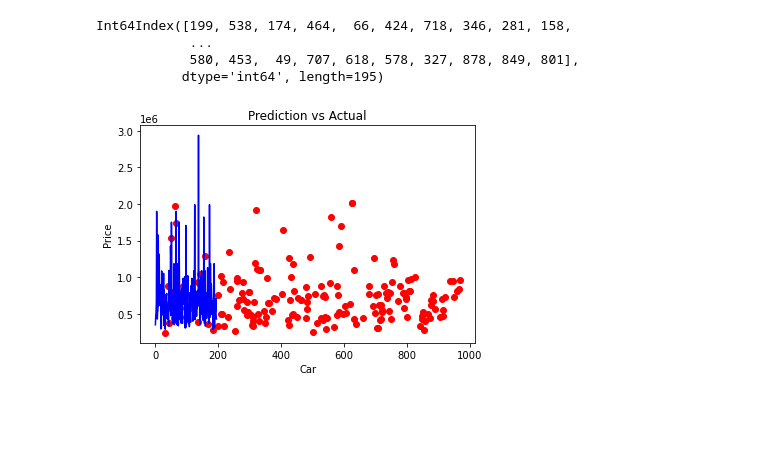
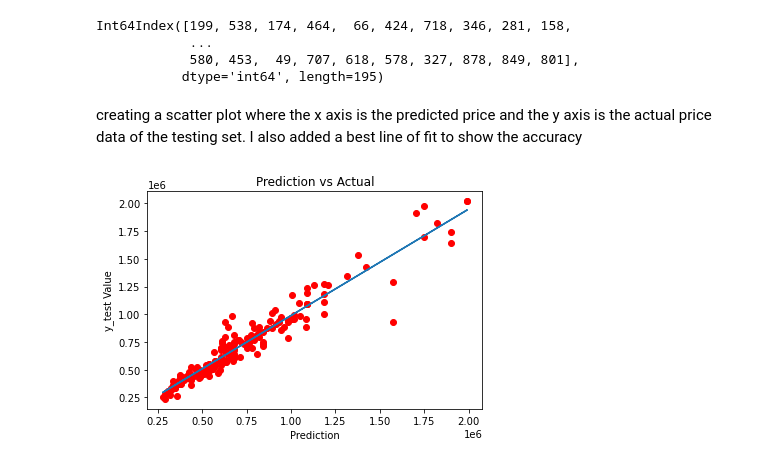
Before and after one commit to SamuelRobins/Capstone_Project, a Jupyter notebook: Final Notebook Deliverable.ipynb, the cells around one changed output. Drawn from its saved outputs; the diff is of its cells as text; code cells hidden in the pictures; blank space fills up the shorter version.

```diff
--- a/Final Notebook Deliverable.ipynb
+++ b/Final Notebook Deliverable.ipynb
@@ -499,12 +521,18 @@ Int64Index([199, 538, 174, 464,  66, 424, 718, 346, 281, 158,
             ...
             580, 453,  49, 707, 618, 578, 327, 878, 849, 801],
            dtype='int64', length=195)
+# %% [markdown]
+creating a scatter plot where the x axis is the predicted price and the y axis is the actual price data of the testing set.
+I also added a best line of fit to show the accuracy
 # %%
-plt.scatter(X_test.index, y_test, color = 'red')
-plt.plot(best_dtr.predict(X_test), color = 'blue')
+x=best_dtr.predict(X_test)
+y=y_test
+a, b = np.polyfit(x, y, 1)
+plt.scatter(x, y, color = 'red')
+plt.plot(x, a*x+b)
 plt.title('Prediction vs Actual')
-plt.xlabel('Car')
-plt.ylabel('Price')
+plt.xlabel('Prediction')
+plt.ylabel('y_test Value')
 plt.show()
 # %% [output]
-[figure, old version]
+[figure, new version]
```
Also changed, not shown: parts of 14 cells of this notebook, 1 other file.
